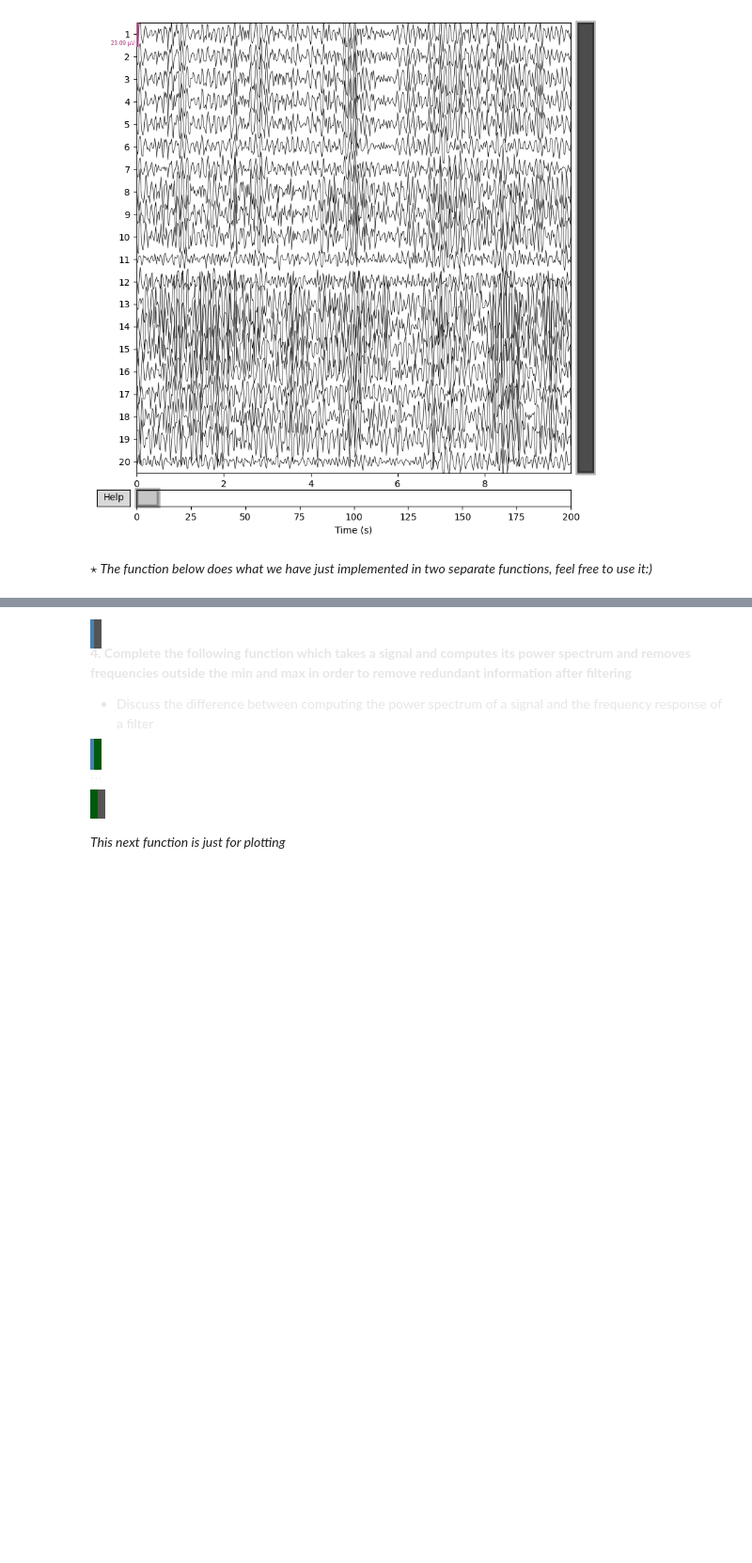
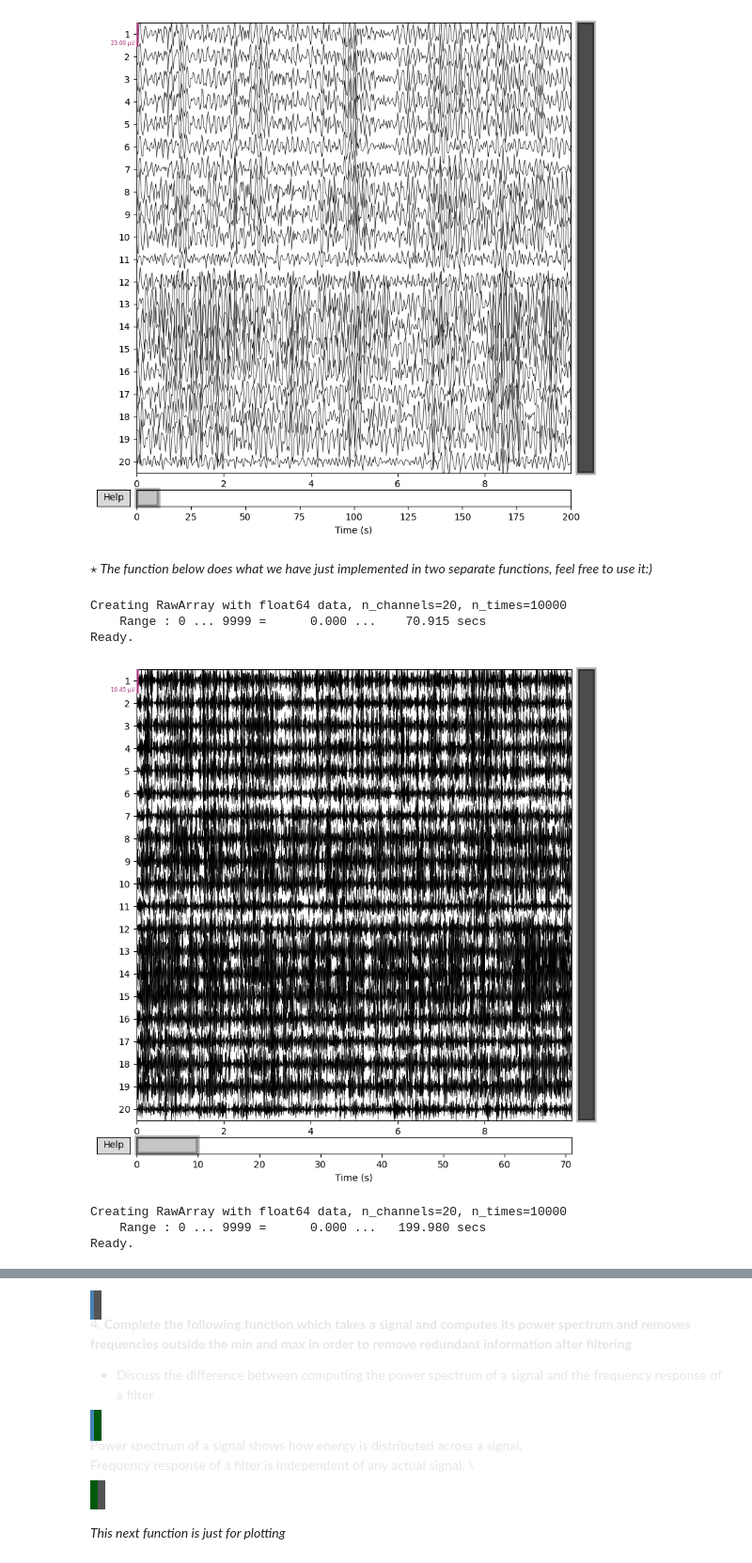
Before and after one commit to ilkire1003/Assignment-2, a Jupyter notebook: assignment_2/assignment_2.ipynb, the cells around one changed output, grey strips where cells are left out. Shown at 94% size. Drawn from its saved outputs; the diff is of its cells as text; code cells hidden in the pictures; blank space fills up the shorter version.

```diff
--- a/assignment_2/assignment_2.ipynb
+++ b/assignment_2/assignment_2.ipynb
@@ -413,3 +418,16 @@ def bandpass_filter_butter(data, lowcut, highcut, fs, order=4):
     filtered_data = signal.filtfilt(b, a, data)
 
     return filtered_data
+# %%
+filtered_channels_high = bandpass_filter_butter(data_oc[0], 40, 70, 141)
+filtered_channels_low = bandpass_filter_butter(data_oc[0], 1, 3, sample_rate)
+plot_eeg_mne_style(np.array(filtered_channels_high), ch_names=channel_names, sampling_rate=141)
+plot_eeg_mne_style(np.array(filtered_channels_low), ch_names=channel_names, sampling_rate=sample_rate)
+# %% [output]
+Creating RawArray with float64 data, n_channels=20, n_times=10000
+    Range : 0 ... 9999 =      0.000 ...    70.915 secs
+Ready.
+[figure, added]
+Creating RawArray with float64 data, n_channels=20, n_times=10000
+    Range : 0 ... 9999 =      0.000 ...   199.980 secs
+Ready.
@@ -422,7 +441,8 @@ def bandpass_filter_butter(data, lowcut, highcut, fs, order=4):
 
 <span style="background-color: #00590D; padding:8px; display:block; border-left:4px solid #4682b4">
 
-$\dots$
+Power spectrum of a signal shows how energy is distributed across a signal. \
+Frequency response of a filter is independent of any actual signal. \
 
 </span>
 
```
Also changed, not shown: parts of 13 cells of this notebook.
